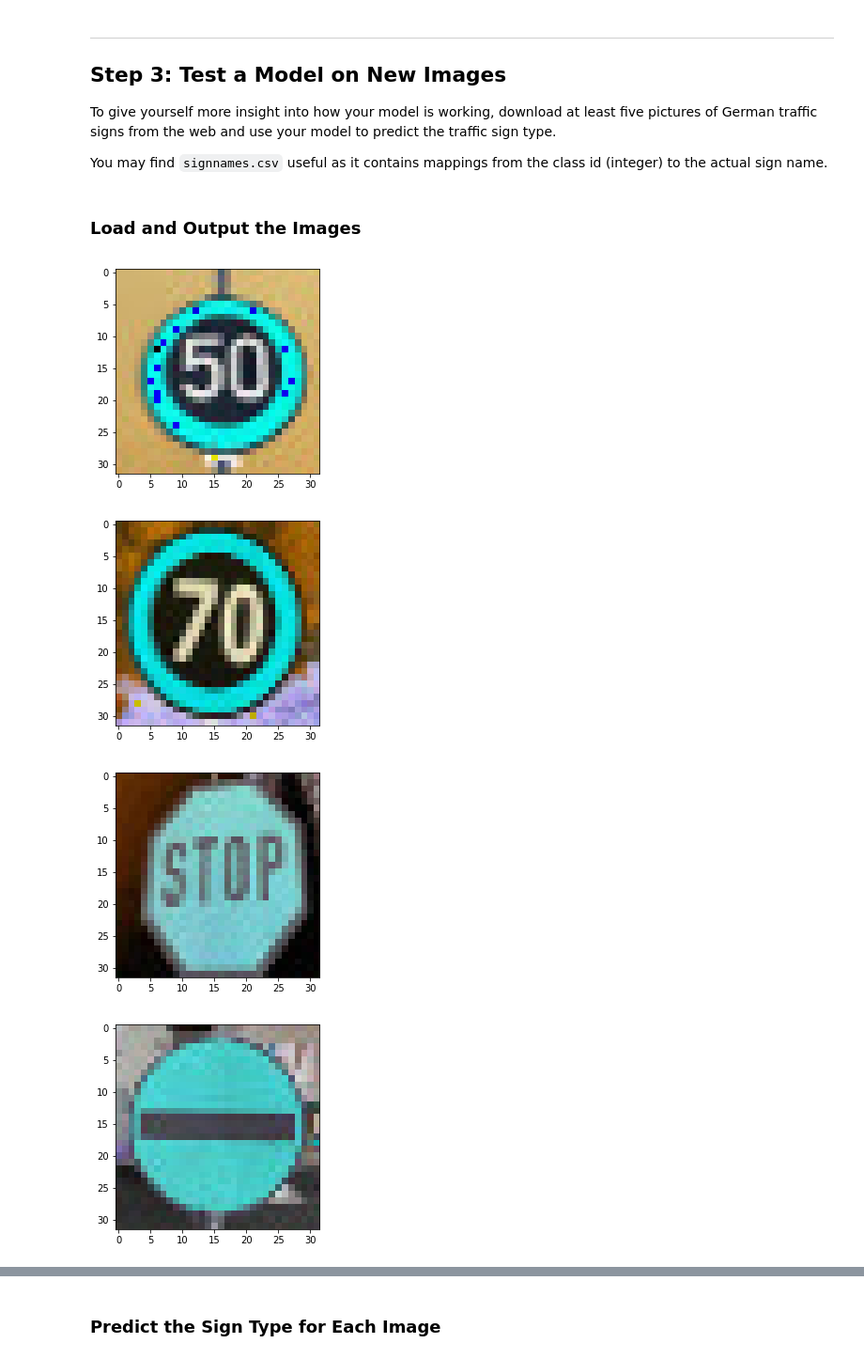
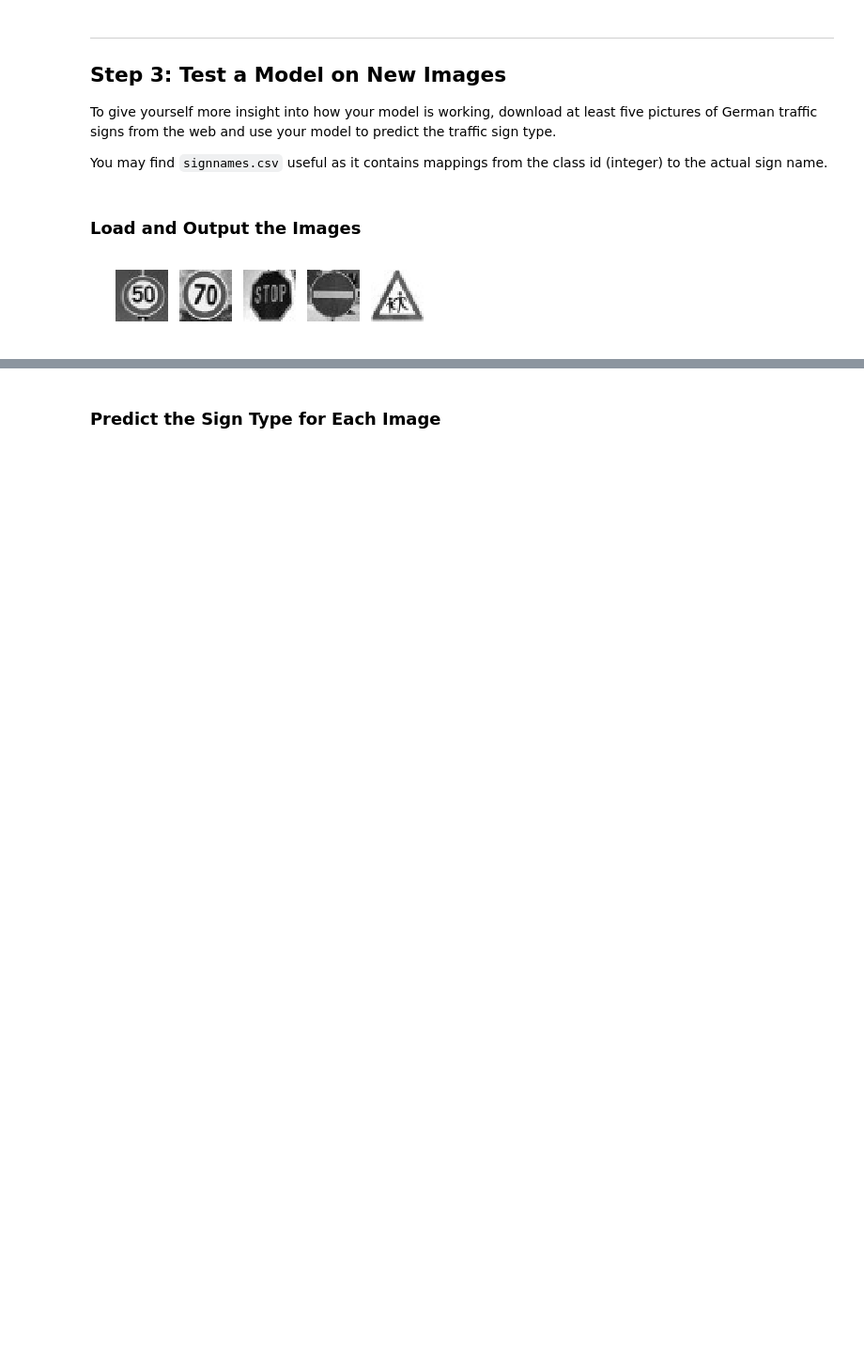
Before and after one commit to wujiang/CarND-Traffic-Sign-Classifier-Project, a Jupyter notebook: Traffic_Sign_Classifier.ipynb, the cells around one changed output, grey strips where cells are left out. Shown at 94% size. Saved outputs shown, nothing was run; the diff lists cells and outputs as text; code cells hidden in the pictures; blank space fills up the shorter version.

```diff
--- a/Traffic_Sign_Classifier.ipynb
+++ b/Traffic_Sign_Classifier.ipynb
@@ -219,11 +299,9 @@ X_train, y_train = shuffle(X_train, y_train)
 # %%
 ### Define your architecture here.
 ### Feel free to use as many code cells as needed.
-import tensorflow as tf
-from tensorflow.contrib.layers import flatten
 
-
-EPOCHS = 50
+MIN_EPOCHS = 10
+MAX_EPOCHS = 50
 BATCH_SIZE = 100
 
 
@@ -285,6 +363,9 @@ sets imply underfitting. A high accuracy on the training set but low accuracy on
 ### Once a final model architecture is selected,
 ### the accuracy on the test set should be calculated and reported as well.
 ### Feel free to use as many code cells as needed.
+
+VAR_THRESHOLD = 0.0000001
+
 x = tf.placeholder(tf.float32, (None, 32, 32, 1))
 y = tf.placeholder(tf.int32, (None))
 one_hot_y = tf.one_hot(y, n_classes)
@@ -313,6 +394,7 @@ def evaluate(X_data, y_data):
     return total_accuracy / num_examples
 
 
+latest_validation_accuracies = deque(maxlen=5)
 
 with tf.Session(config=tf.ConfigProto(log_device_placement=True)) as sess:
     sess.run(tf.global_variables_initializer())
@@ -320,7 +402,7 @@ with tf.Session(config=tf.ConfigProto(log_device_placement=True)) as sess:
 
     print("Training...")
     print()
-    for i in range(EPOCHS):
+    for i in range(MAX_EPOCHS):
         X_train, y_train = shuffle(X_train, y_train)
         for offset in range(0, num_examples, BATCH_SIZE):
             end = offset + BATCH_SIZE
@@ -329,12 +411,21 @@ with tf.Session(config=tf.ConfigProto(log_device_placement=True)) as sess:
 
         validation_accuracy = evaluate(X_valid, y_valid)
         training_accuracy = evaluate(X_train, y_train)
+
         print("EPOCH {} ...".format(i+1))
         print("Validation Accuracy = {:.3f}, Training Accuracy = {:.3f}"
               .format(validation_accuracy, training_accuracy))
         print()
 
-    saver.save(sess, './lenet')
+        accuracies = list(latest_validation_accuracies)
+        if not accuracies or accuracies[-1] < validation_accuracy:
+            saver.save(sess, './lenet')
+
+        latest_validation_accuracies.append(validation_accuracy)
+        if i > MIN_EPOCHS and np.var(list(latest_validation_accuracies)) < VAR_THRESHOLD:
+            print("Early termination because variance doesn't change much for the latest 5 epoches")
+            break
+
     print("Model saved")
 
 with tf.Session() as sess:
@@ -373,28 +464,23 @@ You may find `signnames.csv` useful as it contains mappings from the class id (i
 # %%
 ### Load the images and plot them here.
 ### Feel free to use as many code cells as needed.
-import matplotlib.image as mpimg
-from os import path
+
 
 
 test_images_path = "test_images/"
 feature_names = [
     2,
     4,
     14,
     17,
     28,
 ]
 X_test_images = np.zeros((len(feature_names), 32, 32, 3))
 for i, f in enumerate(feature_names):
     img = mpimg.imread(path.join(test_images_path, "{}.jpeg".format(f)))
     X_test_images[i] = img
-    plt.figure()
-    plt.imshow(X_test_images[i])
 
 X_test_images = normalize(X_test_images)
+show_images(list(map(lambda x: x.squeeze(), X_test_images)), cmap="gray")
 # %% [output]
-[figure, old version]
+[figure, new version]
-[figure, removed]
-[figure, removed]
-[figure, removed]
```
Also changed, not shown: parts of 9 cells of this notebook, 3 other files.
